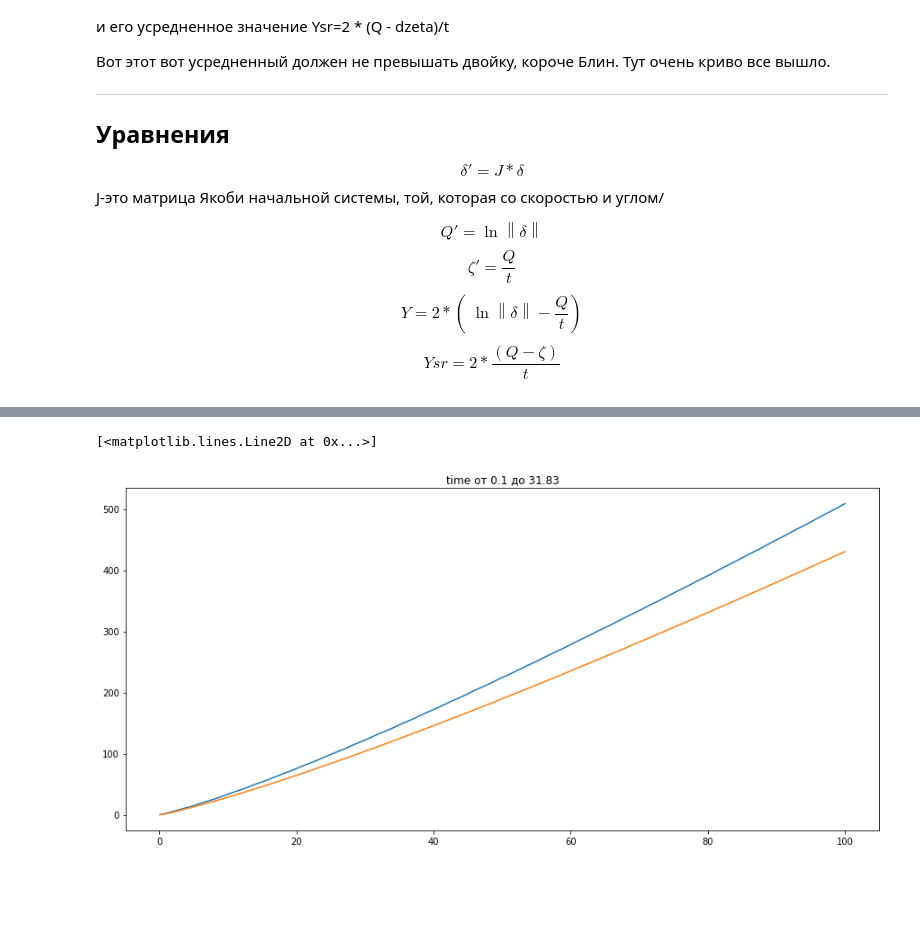
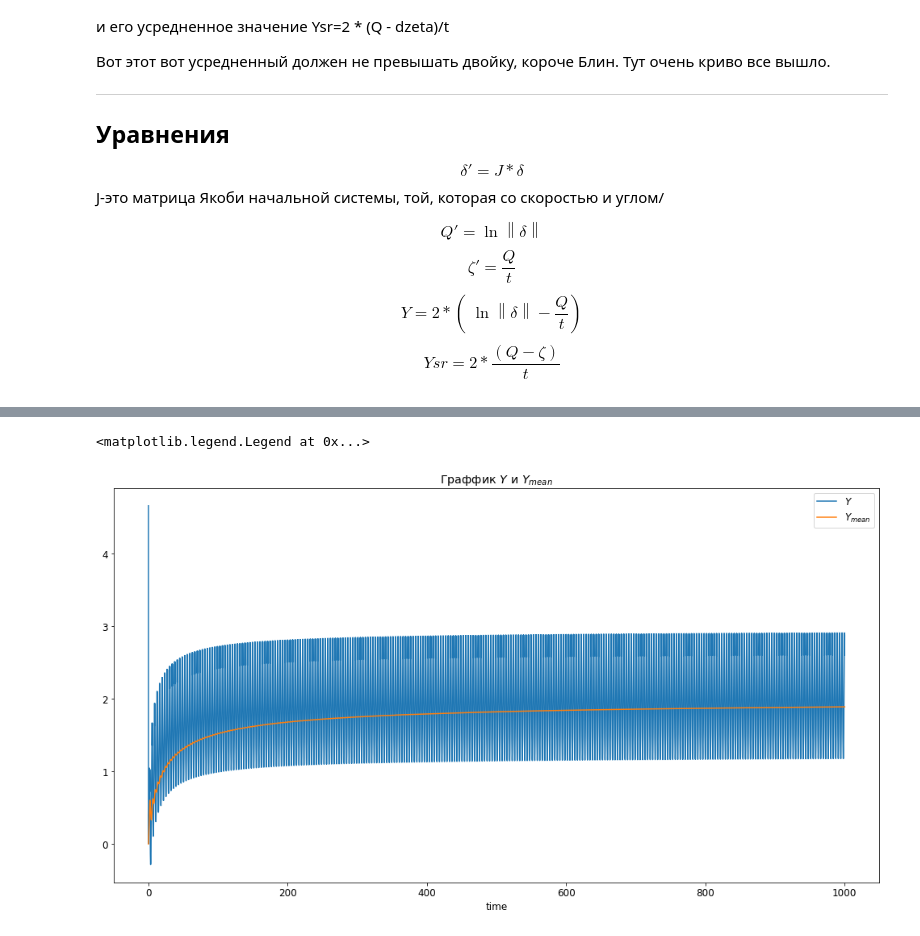
Before and after one commit to paantya/exoplanet-2017, a Jupyter notebook: el.ipynb, the cells around one changed output, grey strips where cells are left out. Saved outputs shown, nothing was run; the diff lists cells and outputs as text; code cells hidden in the pictures; blank space fills up the shorter version.

```diff
--- a/el.ipynb
+++ b/el.ipynb
@@ -219,10 +223,17 @@ plt.plot(t ,result2[:,2])
-# %%
-
-plt.figure(figsize=(15,7))
-
-plt.title('time от {} до {}'.format(round(begin,2),round(end/np.pi,2)))
-plt.plot(t ,result2[:,4])
-plt.plot(t ,result2[:,5])
-# %% [output]
-[<matplotlib.lines.Line2D at 0x...>]
-[figure, removed]
+# %%
+plt.figure(figsize=(17,9))
+
+alphas = array([i[0] % (2 * pi) for i in result2])
+delta_norm = [linalg.norm(i[2:4]) for i in result2]
+
+y_true = 2 * (log(delta_norm) - result2[:, 4] / t)
+y_mean = 2 * (result2[:, 4] - result2[:, 5]) / t
+
+plt.title('Граффик $Y$ и $Y_{mean}$')
+plt.plot(t , y_true,label=r'$Y$')
+plt.plot(t , y_mean, label=r'$Y_{mean}$')
+plt.xlabel('time')
+plt.legend(loc='best')
+# %% [output]
+<matplotlib.legend.Legend at 0x...>
+[figure, added]
```
Also changed, not shown: parts of 9 cells of this notebook.
